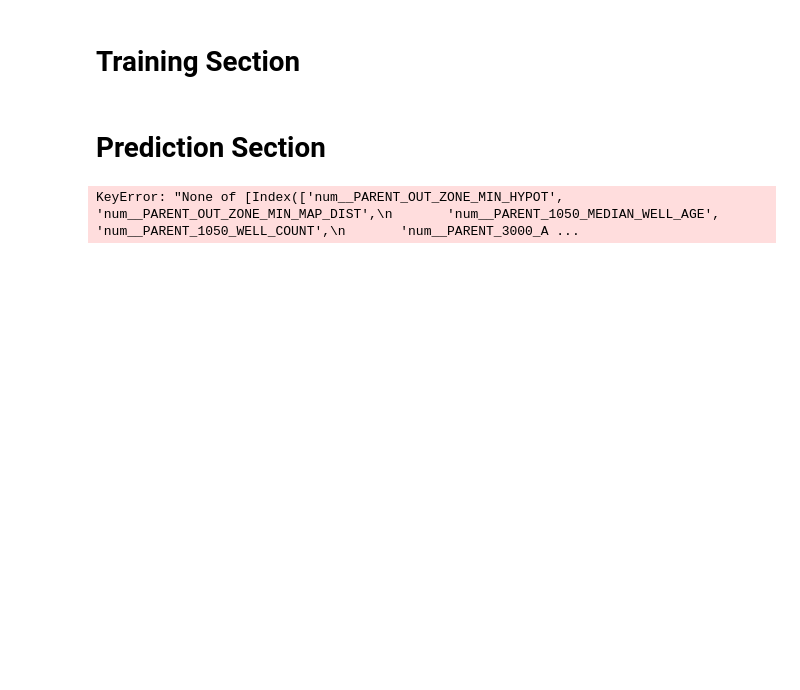
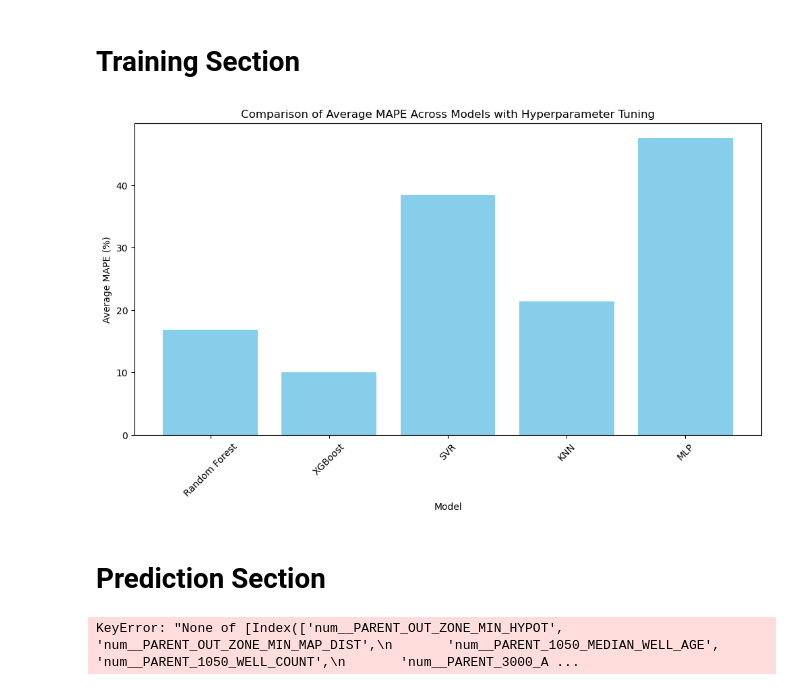
Before and after one commit to PGEHackathon/Banana-Ducks, a Jupyter notebook: Feature Imputation.ipynb, the cells around one changed output. Saved outputs shown, nothing was run; the diff lists cells and outputs as text; code cells hidden in the pictures; blank space fills up the shorter version.

```diff
--- a/Feature Imputation.ipynb
+++ b/Feature Imputation.ipynb
@@ -97,35 +97,37 @@ for model_name, model in models:
     mape = calculate_mape(y_test, predictions)
     average_mape_scores[model_name] = mape
 
 # Plotting the average MAPE for each model
 plt.figure(figsize=(12, 6))
 plt.bar(average_mape_scores.keys(), average_mape_scores.values(), color='skyblue')
 plt.xlabel('Model')
 plt.ylabel('Average MAPE (%)')
 plt.title('Comparison of Average MAPE Across Models with Hyperparameter Tuning')
 plt.xticks(rotation=45)
 plt.show()
 
 # Retrain the XGBoost model on the entire dataset (excluding missing target values)
 xgboost_pipeline = Pipeline(steps=[('preprocessor', preprocessor),
                                    ('model', XGBRegressor(random_state=42))])
 grid_search_xgb = GridSearchCV(xgboost_pipeline, param_grid['XGBoost'], cv=kf, scoring='neg_mean_absolute_error')
 grid_search_xgb.fit(X_train, y_train)
 
 # Load the original dataset to predict and fill in missing target values
-full_data = pd.read_csv(data_dir)
+full_data = pd.read_csv('Original_HackathonData2024.csv')
 
 # Identify the rows where the target is missing
 missing_target_indices = full_data[full_data[target].isna()].index
 
 # Predict the missing target values
 if not missing_target_indices.empty:
     X_missing = full_data.loc[missing_target_indices, [feature_1, feature_2, feature_3, feature_4]]
     predicted_values = grid_search_xgb.best_estimator_.predict(X_missing)
     full_data.loc[missing_target_indices, target] = predicted_values
 
 # Save the dataset with imputed values
-full_data.to_csv('Cleaned_Train_HackathonData2024.csv', index=False)
+full_data.to_csv('Cleaned_HackathonData2024.csv', index=False)
+# %% [output]
+[figure, added]
 # %% [markdown]
 # Prediction Section
 # %%
```
Also changed, not shown: 1 other file.
